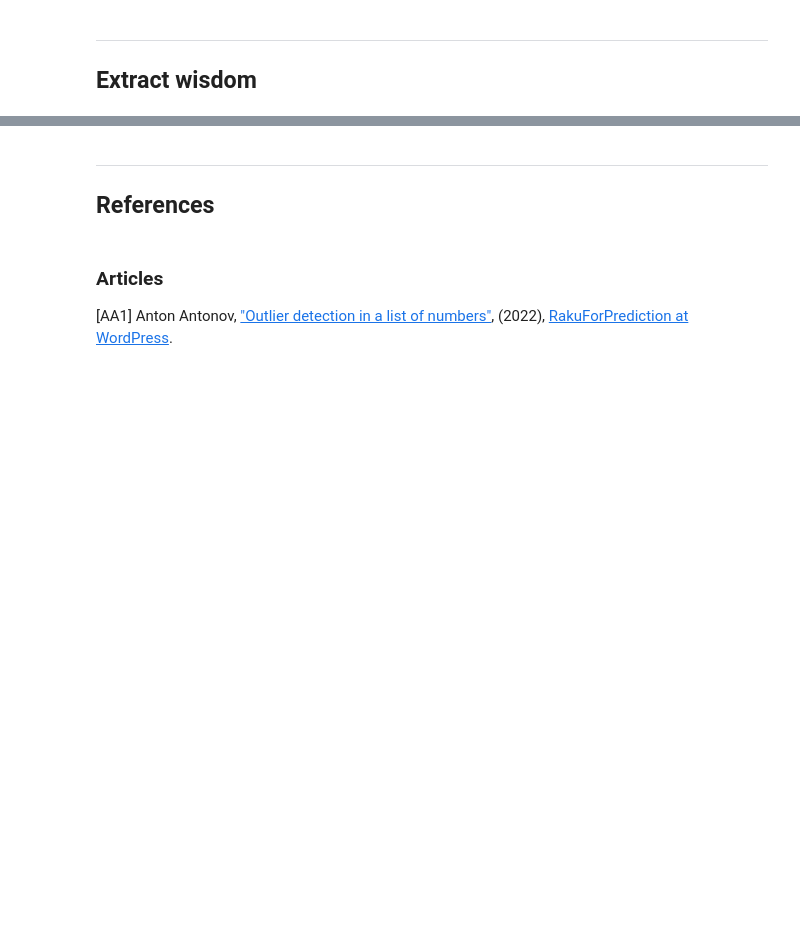
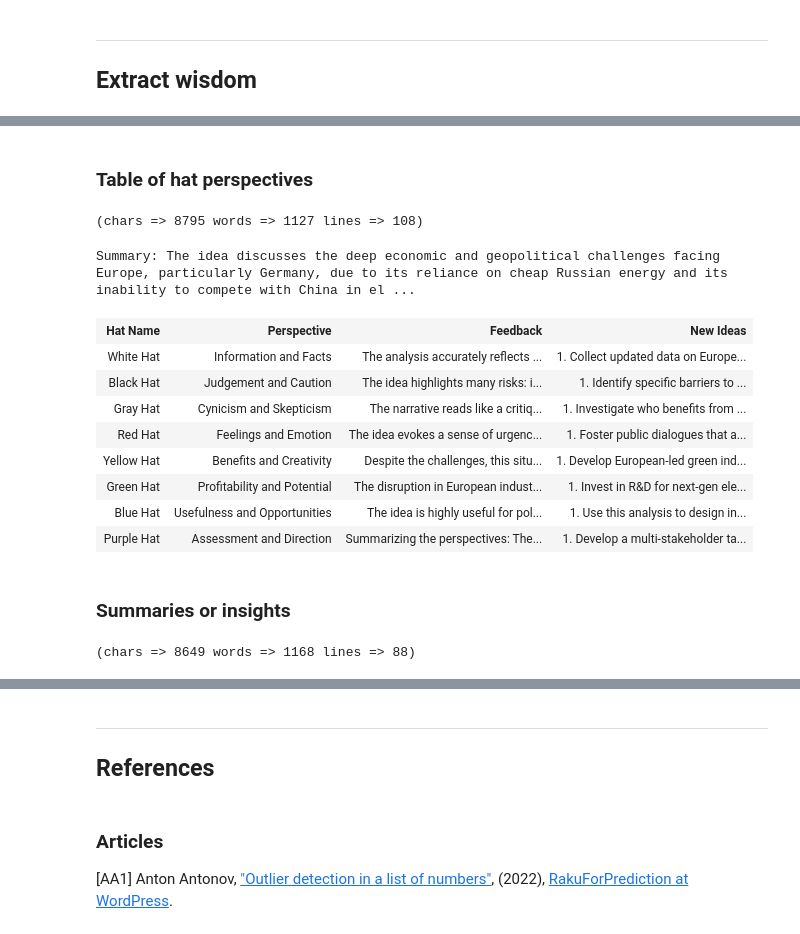
Before and after one commit to antononcube/EconomicsAI, a Jupyter notebook: notebooks/Jupyter/Raku-RAG-demo.ipynb, the cells around one changed output, grey strips where cells are left out. Cells and saved outputs as stored; diff of their text form; code cells hidden in the pictures; blank space fills up the shorter version.

````diff
--- a/notebooks/Jupyter/Raku-RAG-demo.ipynb
+++ b/notebooks/Jupyter/Raku-RAG-demo.ipynb
@@ -225,9 +367,45 @@ llm-prompt-data(/:i SophisticatedFeedback /)
+# %% [markdown]
+### Table of hat perspectives
+# %%
+my $sophFeed =
+    llm-synthesize(
+        llm-prompt("SophisticatedFeedback")($txtFocus, 'HTML'),
+        e => $conf41-mini
+    );
+
+$sophFeed = $sophFeed.subst('```html').subst('```');
+
+$sophFeed.&text-stats
+# %% [output]
+(chars => 8795 words => 1127 lines => 108)
+# %%
+#% html
+$sophFeed
+# %% [output]
+Summary: The idea discusses the deep economic and geopolitical challenges facing Europe, particularly Germany, due to its reliance on cheap Russian energy and its inability to compete with China in el ...
+| Hat Name | Perspective | Feedback | New Ideas |
+| White Hat | Information and Facts | The analysis accurately reflects ... | 1. Collect updated data on Europe... |
+| Black Hat | Judgement and Caution | The idea highlights many risks: i... | 1. Identify specific barriers to ... |
+| Gray Hat | Cynicism and Skepticism | The narrative reads like a critiq... | 1. Investigate who benefits from ... |
+| Red Hat | Feelings and Emotion | The idea evokes a sense of urgenc... | 1. Foster public dialogues that a... |
+| Yellow Hat | Benefits and Creativity | Despite the challenges, this situ... | 1. Develop European-led green ind... |
+| Green Hat | Profitability and Potential | The disruption in European indust... | 1. Invest in R&D for next-gen ele... |
+| Blue Hat | Usefulness and Opportunities | The idea is highly useful for pol... | 1. Use this analysis to design in... |
+| Purple Hat | Assessment and Direction | Summarizing the perspectives: The... | 1. Develop a multi-stakeholder ta... |
+# %% [markdown]
+### Summaries or insights
 # %%
 my $res = llm-synthesize([
-    llm-prompt('ExtractArticleWisdom')(),
-    $vdbObj.items{|@nns.sort}.join(" "),
-], e => $conf4o);
+    llm-prompt('FindPropagandaMessage'),
+    'TEXT START:',
+    $txtFocus,
+    'TEXT END'
+],
+e => $conf41-mini,
+);
 
 $res.&text-stats
+# %% [output]
+(chars => 8649 words => 1168 lines => 88)
 # %%
 #% markdown
````
Also changed, not shown: parts of 33 cells of this notebook.
